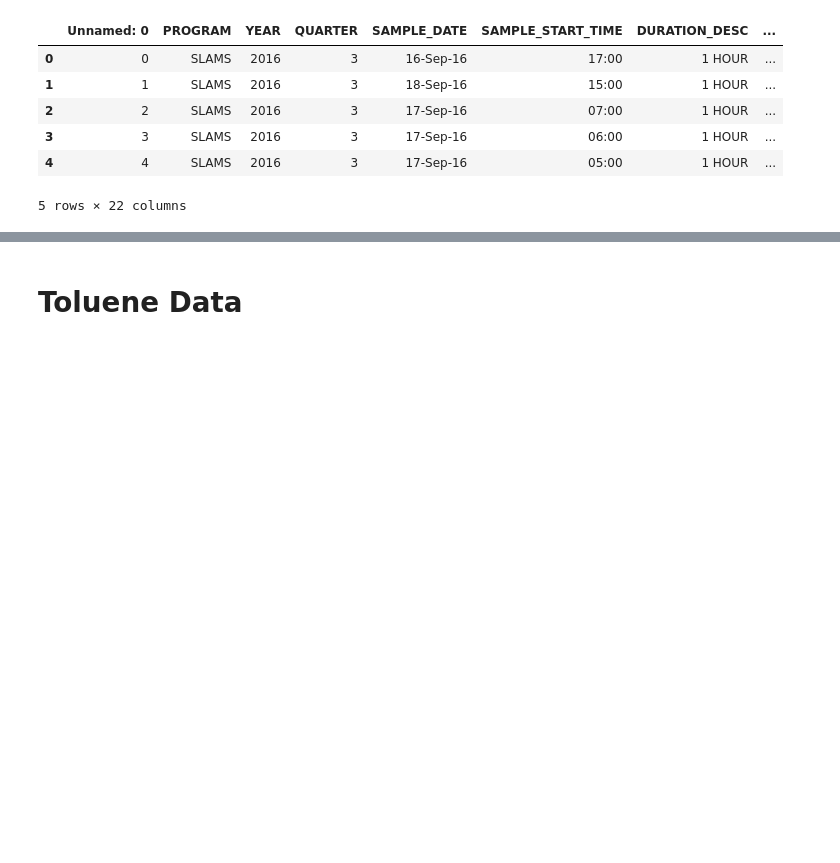
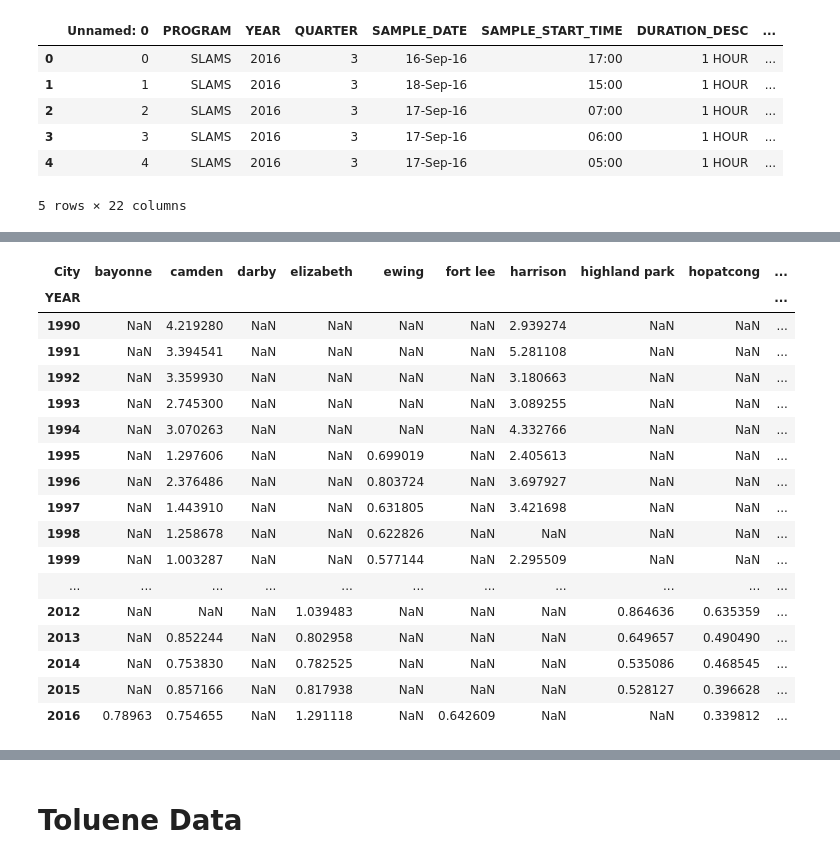
Before and after one commit to jjjjjeb/NJAir_EDA, a Jupyter notebook: Air_Quality_Analysis.ipynb, the cells around one changed output, grey strips where cells are left out. Cells and saved outputs as stored; diff of their text form; code cells hidden in the pictures; blank space fills up the shorter version.

```diff
--- a/Air_Quality_Analysis.ipynb
+++ b/Air_Quality_Analysis.ipynb
@@ -798,3 +776,27 @@ plt.savefig('Images/benzene_air_quality_change_city.png')
 # %% [output]
 [interactive output not drawn]
 [interactive output not drawn]
+# %%
+# Pivoting and flattening MEAN table
+
+clean_means_benzene = city_year_mean.reset_index().pivot('YEAR','City','SAMPLE_VALUE_STD_FINAL_UG_M3')
+clean_means_benzene
+# %% [output]
+| City | bayonne | camden | darby | elizabeth | ewing | fort lee | harrison | highland park | hopatcong | ... |
+| YEAR |  |  |  |  |  |  |  |  |  | ... |
+| 1990 | NaN | 4.219280 | NaN | NaN | NaN | NaN | 2.939274 | NaN | NaN | ... |
+| 1991 | NaN | 3.394541 | NaN | NaN | NaN | NaN | 5.281108 | NaN | NaN | ... |
+| 1992 | NaN | 3.359930 | NaN | NaN | NaN | NaN | 3.180663 | NaN | NaN | ... |
+| 1993 | NaN | 2.745300 | NaN | NaN | NaN | NaN | 3.089255 | NaN | NaN | ... |
+| 1994 | NaN | 3.070263 | NaN | NaN | NaN | NaN | 4.332766 | NaN | NaN | ... |
+| 1995 | NaN | 1.297606 | NaN | NaN | 0.699019 | NaN | 2.405613 | NaN | NaN | ... |
+| 1996 | NaN | 2.376486 | NaN | NaN | 0.803724 | NaN | 3.697927 | NaN | NaN | ... |
+| 1997 | NaN | 1.443910 | NaN | NaN | 0.631805 | NaN | 3.421698 | NaN | NaN | ... |
+| 1998 | NaN | 1.258678 | NaN | NaN | 0.622826 | NaN | NaN | NaN | NaN | ... |
+| 1999 | NaN | 1.003287 | NaN | NaN | 0.577144 | NaN | 2.295509 | NaN | NaN | ... |
+| ... | ... | ... | ... | ... | ... | ... | ... | ... | ... | ... |
+| 2012 | NaN | NaN | NaN | 1.039483 | NaN | NaN | NaN | 0.864636 | 0.635359 | ... |
+| 2013 | NaN | 0.852244 | NaN | 0.802958 | NaN | NaN | NaN | 0.649657 | 0.490490 | ... |
+| 2014 | NaN | 0.753830 | NaN | 0.782525 | NaN | NaN | NaN | 0.535086 | 0.468545 | ... |
+| 2015 | NaN | 0.857166 | NaN | 0.817938 | NaN | NaN | NaN | 0.528127 | 0.396628 | ... |
+| 2016 | 0.78963 | 0.754655 | NaN | 1.291118 | NaN | 0.642609 | NaN | NaN | 0.339812 | ... |
```
Also changed, not shown: parts of 47 cells of this notebook.
